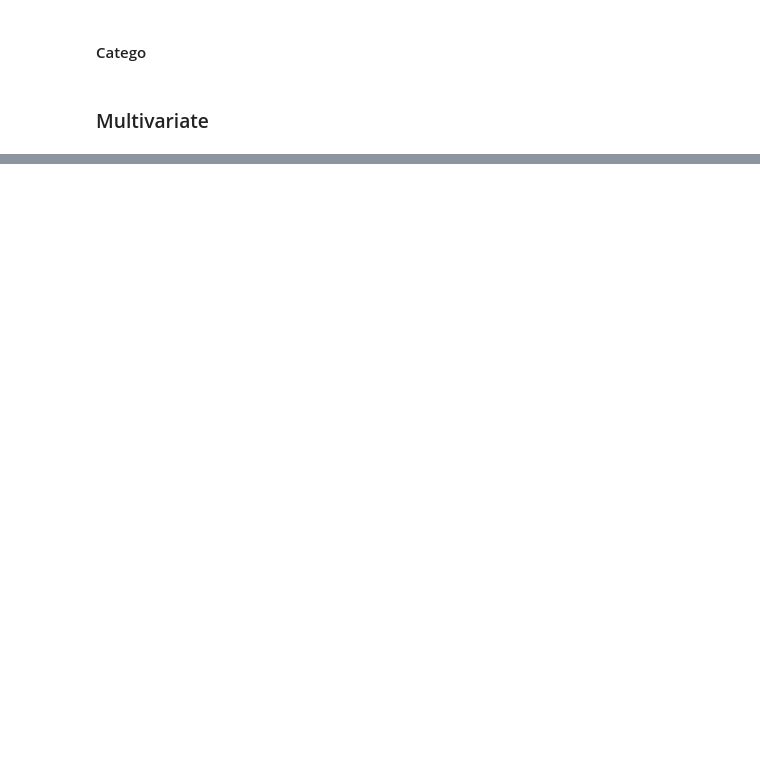
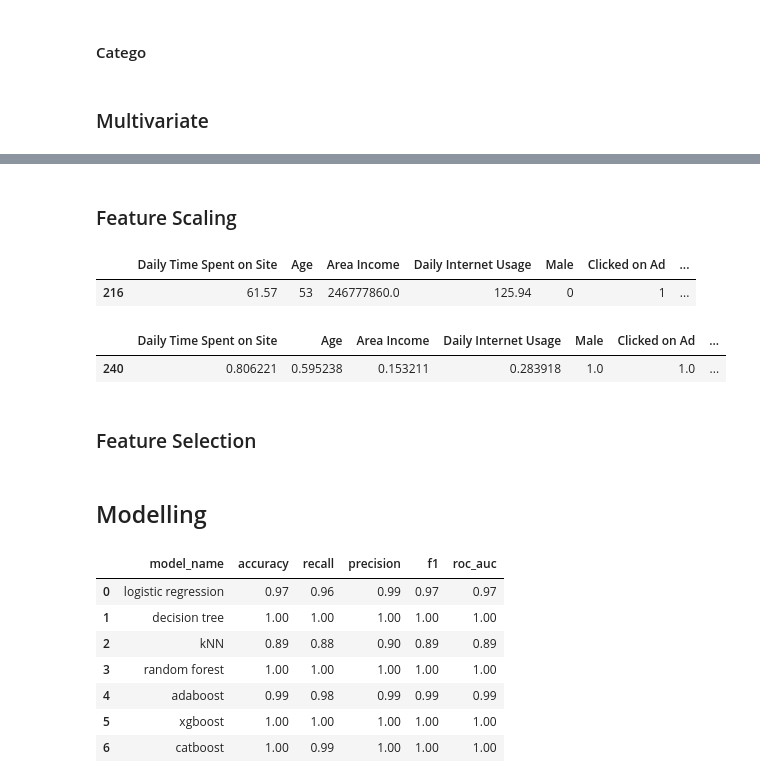
Before and after one commit to garrylgiancarlo/project-clickedads, a Jupyter notebook: clicked_ads.ipynb, the cells around one changed output, grey strips where cells are left out. Saved outputs shown, nothing was run; the diff lists cells and outputs as text; code cells hidden in the pictures; blank space fills up the shorter version.

Commit message:
update to modelling

```diff
--- a/clicked_ads.ipynb
+++ b/clicked_ads.ipynb
@@ -187,0 +267,8 @@ fig.show()
+# %% [markdown]
+### Feature Scaling
+# %%
+df4 = df3.copy()
+df4.sample()
+# %% [output]
+|  | Daily Time Spent on Site | Age | Area Income | Daily Internet Usage | Male | Clicked on Ad | ... |
+| 216 | 61.57 | 53 | 246777860.0 | 125.94 | 0 | 1 | ... |
@@ -187,0 +278,11 @@ fig.show()
+# %%
+scaler = MinMaxScaler()
+scaler.fit(df4)
+df4 = pd.DataFrame(scaler.transform(df4),columns= df4.columns)
+# %%
+df4.sample()
+# %% [output]
+|  | Daily Time Spent on Site | Age | Area Income | Daily Internet Usage | Male | Clicked on Ad | ... |
+| 240 | 0.806221 | 0.595238 | 0.153211 | 0.283918 | 1.0 | 1.0 | ... |
+# %% [markdown]
+### Feature Selection
@@ -187,0 +294,2 @@ fig.show()
+# %% [markdown]
+## Modelling
@@ -187,0 +298,5 @@ fig.show()
+# %%
+X = df4.drop(columns=['Clicked on Ad'])
+y = df4['Clicked on Ad']
+
+X_train, X_test, y_train, y_test = train_test_split(X, y, test_size=0.2, random_state=42)
@@ -187,0 +364,25 @@ fig.show()
+# %%
+model_1_result = prediction(X_train, y_train, X_test, y_test, LogisticRegression(), model_name='logistic regression')
+model_2_result = prediction(X_train, y_train, X_test, y_test, tree.DecisionTreeClassifier(), model_name='decision tree')
+model_3_result = prediction(X_train, y_train, X_test, y_test, KNeighborsClassifier(), model_name='kNN')
+model_4_result = prediction(X_train, y_train, X_test, y_test, RandomForestClassifier(random_state=42), model_name='random forest')
+model_5_result = prediction(X_train, y_train, X_test, y_test, AdaBoostClassifier(random_state=42), model_name='adaboost')
+model_6_result = prediction(X_train, y_train, X_test, y_test, xgb.XGBClassifier(random_state=42), model_name='xgboost')
+model_7_result = prediction(X_train, y_train, X_test, y_test, cb.CatBoostClassifier(random_state=42, logging_level='Silent'), model_name='catboost')
+# %%
+pd.DataFrame([model_1_result['train'],
+              model_2_result['train'],
+              model_3_result['train'],
+              model_4_result['train'],
+              model_5_result['train'],
+              model_6_result['train'],
+              model_7_result['train']])
+# %% [output]
+|  | model_name | accuracy | recall | precision | f1 | roc_auc |
+| 0 | logistic regression | 0.97 | 0.96 | 0.99 | 0.97 | 0.97 |
+| 1 | decision tree | 1.00 | 1.00 | 1.00 | 1.00 | 1.00 |
+| 2 | kNN | 0.89 | 0.88 | 0.90 | 0.89 | 0.89 |
+| 3 | random forest | 1.00 | 1.00 | 1.00 | 1.00 | 1.00 |
+| 4 | adaboost | 0.99 | 0.98 | 0.99 | 0.99 | 0.99 |
+| 5 | xgboost | 1.00 | 1.00 | 1.00 | 1.00 | 1.00 |
+| 6 | catboost | 1.00 | 0.99 | 1.00 | 1.00 | 1.00 |
```
Also changed, not shown: parts of 27 cells of this notebook.
